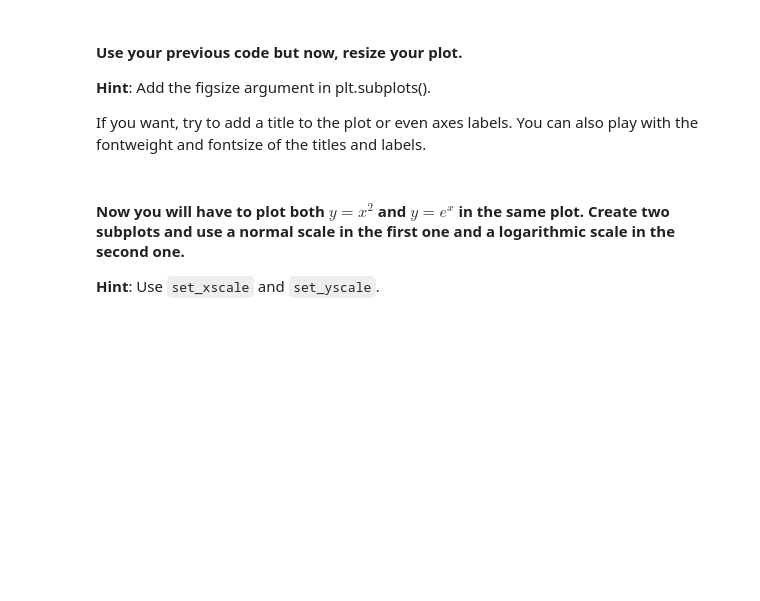
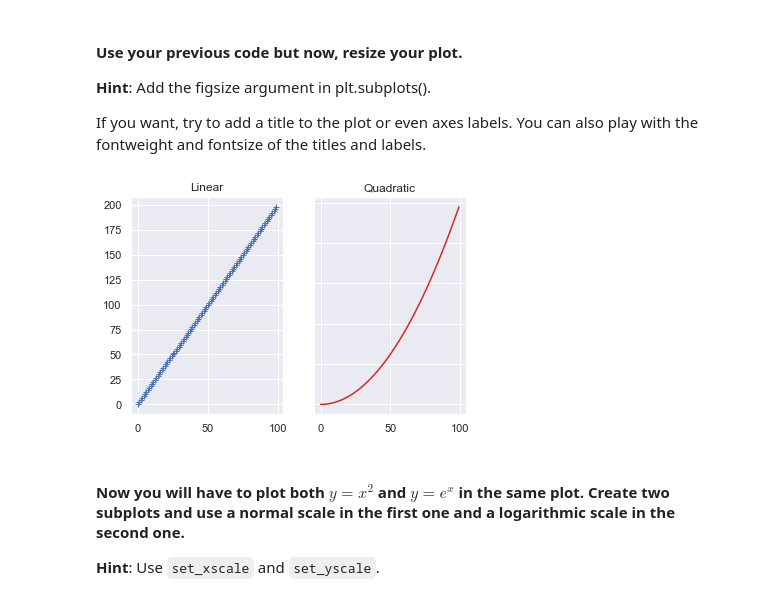
Before and after one commit to ironhack-datalabs/dataV2-labs, a Jupyter notebook: module-2/Matplotlib-Seaborn/your-code/main.ipynb, the cells around one changed output. Saved outputs shown, nothing was run; the diff lists cells and outputs as text; code cells hidden in the pictures; blank space fills up the shorter version.

```diff
--- a/module-2/Matplotlib-Seaborn/your-code/main.ipynb
+++ b/module-2/Matplotlib-Seaborn/your-code/main.ipynb
@@ -36,3 +56,16 @@ If you want, try to add a title to the plot or even axes labels. You can also pl
+# %%
+fig, (ax1, ax2) = plt.subplots(1, 2)
+ax1.plot(x, y,'+')
+ax1.set_title('Linear')
+ax2.plot(x, z, 'tab:red')
+ax2.set_title('Quadratic')
+
+for ax in fig.get_axes():
+    ax.label_outer()
+
+plt.show()
+# %% [output]
+[figure, added]
 # %% [markdown]
 #### Now you will have to plot both $y=x^2$ and $y=e^x$ in the same plot. Create two subplots and use a normal scale in the first one and a logarithmic scale in the second one.
 **Hint**: Use `set_xscale` and `set_yscale`.
```
Also changed, not shown: parts of 55 cells of this notebook.
